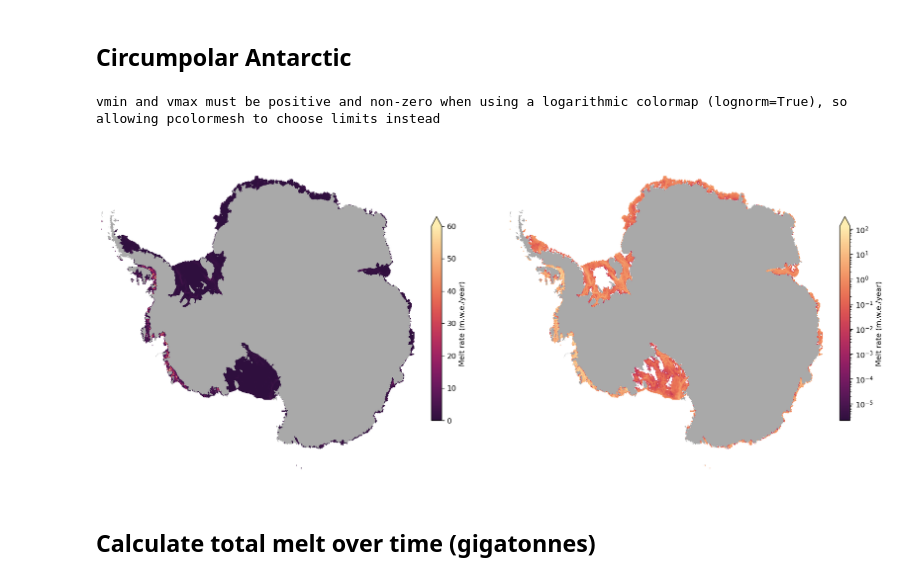
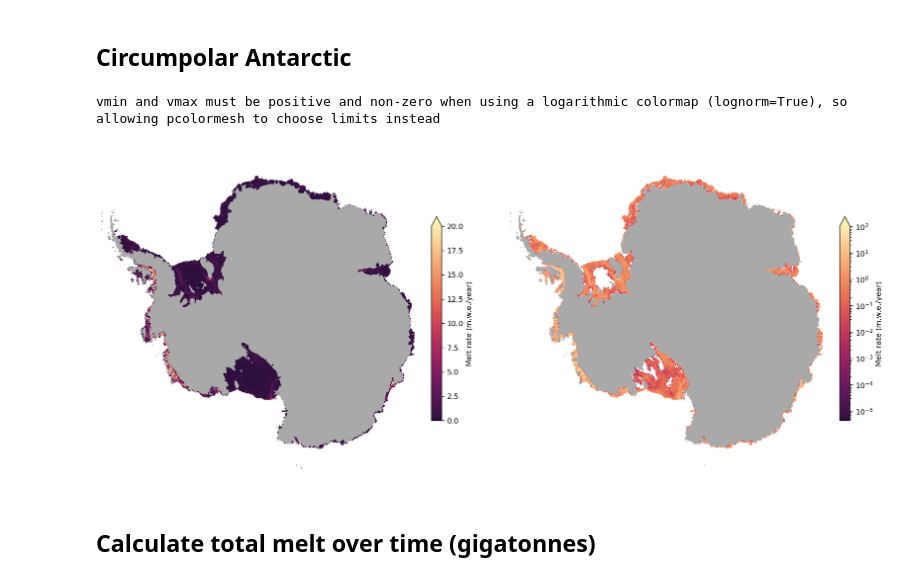
Before and after one commit to brogalla/analysis-birgal, a Jupyter notebook: nemo_config_setup/climate-experiments/melt-rates.ipynb, the cells around one changed output. Saved outputs shown, nothing was run; the diff lists cells and outputs as text; code cells hidden in the pictures.

```diff
--- a/nemo_config_setup/climate-experiments/melt-rates.ipynb
+++ b/nemo_config_setup/climate-experiments/melt-rates.ipynb
@@ -18,9 +17,11 @@ from nemo_python_git.file_io import find_cesm2_file
 from nemo_python_git.projects.eANT025 import plot_annual_melt_overview
 # %%
 base_dir = '/gws/nopw/j04/anthrofail/birgal/NEMO_AIS/'
-run_folder    = f'{base_dir}output/ERA5_test10/'
-nemo_mesh     = f'{base_dir}bathymetry/mesh_mask-20250217.nc'
-nemo_domain   = f'{base_dir}bathymetry/domain_cfg-20250217.nc'
+# run_folder    = f'{base_dir}output/getz_shallow/files1/'
+# run_folder    = f'{base_dir}output/ERA5_1h_tune0_efr005/files1/'
+run_folder    = f'{base_dir}output/CESM2_3hwind_1979_test1_winds/files0/'
+nemo_mesh     = f'{base_dir}bathymetry/mesh_mask-20250715.nc'
+nemo_domain   = f'{base_dir}bathymetry/domain_cfg-20250715.nc'
 # %%
 def mask_land(nemo_mesh, file_var):
     mask = (nemo_mesh.tmask.isel(nav_lev=0) != 0) | (nemo_mesh.misf == 0)
@@ -46,7 +47,7 @@ mesh_sub  = nemo_mesh_ds.isel(x=slice(450, 900), y=slice(130,350))
 from calendar import monthrange
 
 # load nemo simulations
-gridT_files = glob.glob(f'{run_folder}files/*SBC*')
+gridT_files = glob.glob(f'{run_folder}*SBC*')
 nemo_ds     = xr.open_mfdataset(gridT_files) # load all the gridT files in the run folder
 # nemo_ds   = xr.open_dataset(gridT_files[0])
 days_per_month = [monthrange(nemo_ds.time_counter.dt.year[i].values, nemo_ds.time_counter.dt.month[i].values)[1] for i in range(0,nemo_ds.time_counter.size)]
@@ -88,18 +89,18 @@ plt.tight_layout()
 # %%
 fig, ax = plt.subplots(1,2, figsize=(18,8), dpi=120)
 
 img1 = circumpolar_plot(melt_rate, nemo_mesh_ds, ax=ax[0], masked=False, make_cbar=False, title='',
-                        vmin=0, vmax=60, ctype=cmocean.cm.matter_r, shade_land=True, lat_max=-66)
+                        vmin=0, vmax=20, ctype=cmocean.cm.matter_r, shade_land=True, lat_max=-66)
 
 img2 = circumpolar_plot(melt_rate, nemo_mesh_ds, ax=ax[1], masked=False, make_cbar=False, title='',
                         lognorm=True, ctype=cmocean.cm.matter_r, shade_land=True, lat_max=-66)
 
 img = [img1, img2]
 for n, axis in enumerate(ax.ravel()):
     plt.colorbar(img[n], ax=axis, extend='max', label='Melt rate (m.w.e./year)', fraction=0.03)
 # %% [output]
 vmin and vmax must be positive and non-zero when using a logarithmic colormap (lognorm=True), so allowing pcolormesh to choose limits instead
-[figure, old version]
+[figure, new version]
 # %% [markdown]
 ## Calculate total melt over time (gigatonnes)
 # %%
```
Also changed, not shown: parts of 10 cells of this notebook, 1 other file.
